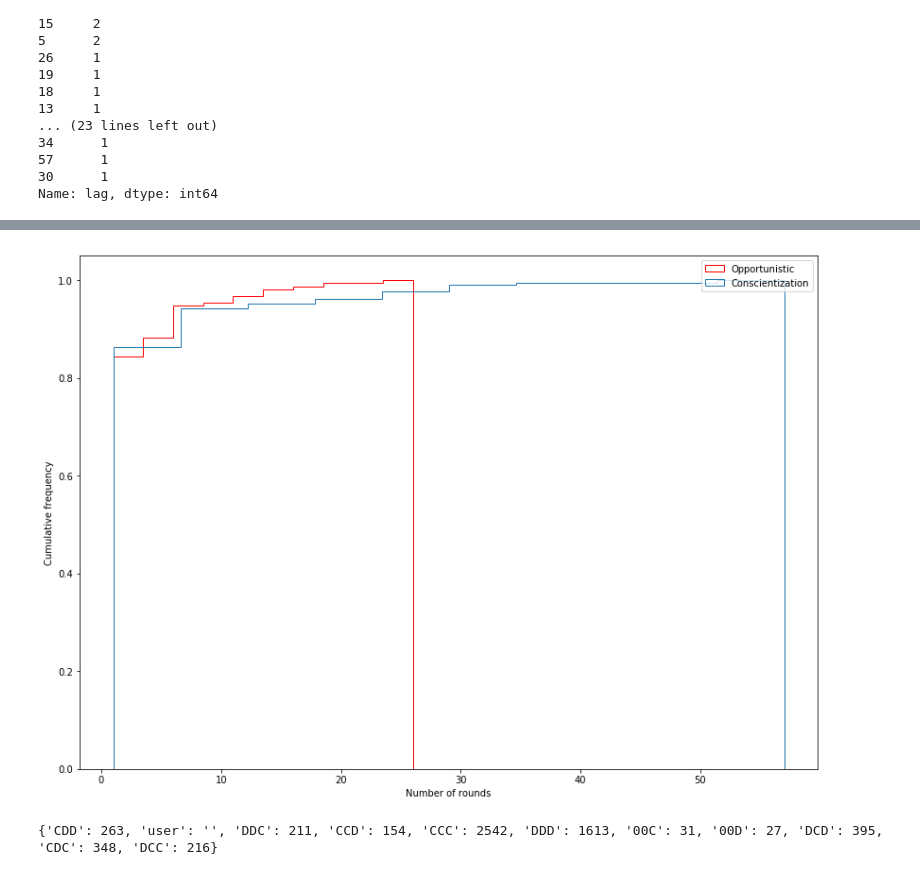
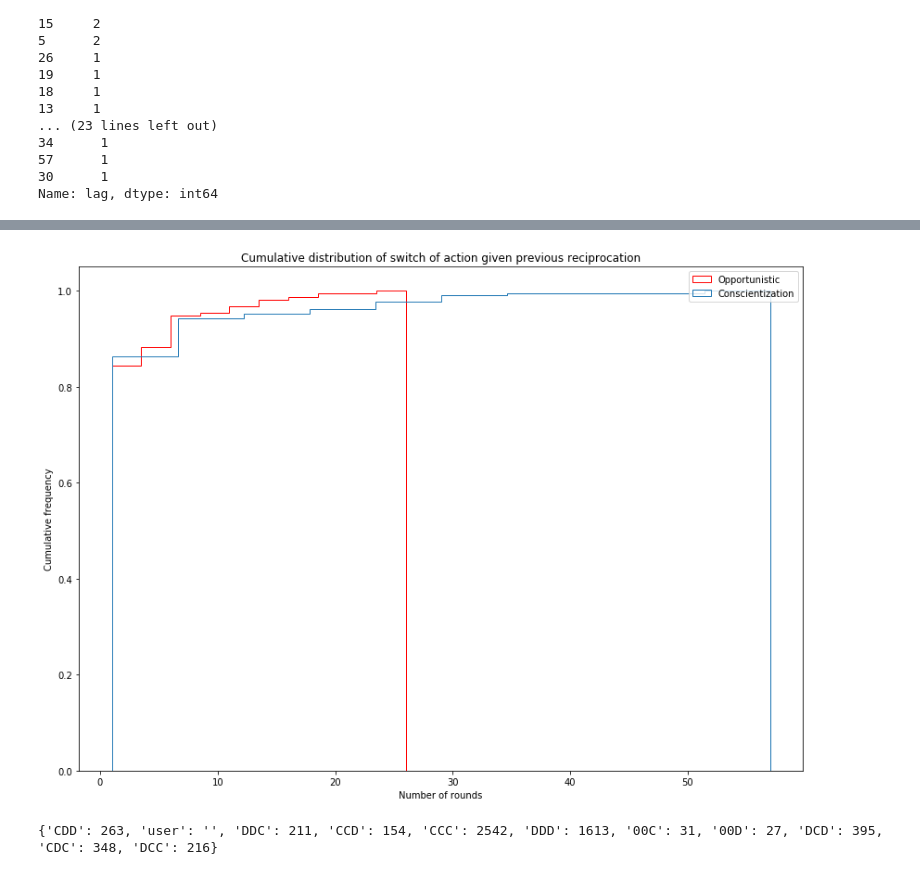
Before and after one commit to eladiomontero/DecisionTimes, a Jupyter notebook: First Experiments PD/decisionTimesAnalysis.ipynb, the cells around one changed output, grey strips where cells are left out. Drawn from its saved outputs; the diff is of its cells as text; code cells hidden in the pictures.

```diff
--- a/First Experiments PD/decisionTimesAnalysis.ipynb
+++ b/First Experiments PD/decisionTimesAnalysis.ipynb
@@ -783,26 +849,27 @@ plt.show()
 # %%
 plt.figure(figsize = (14,10))
 switches.loc[(switches.context == "C") & (switches.type == "CD")].lag.plot(
     kind = "hist",
     cumulative = 1,
     density = True,
     histtype='step',
     color = "r",
     label = "Opportunistic")
 
 switches.loc[(switches.context == "D") & (switches.type == "DC")].lag.plot(
     kind = "hist",
     cumulative = 1,
     density = True,
     histtype='step',
     label = "Conscientization"
 )
 plt.legend(loc = "best")
 plt.ylabel("Cumulative frequency")
 plt.xlabel("Number of rounds")
+plt.title("Cumulative distribution of switch of action given previous reciprocation")
 plt.show()
 # %% [output]
-[figure, old version]
+[figure, new version]
 # %%
 def actionCounts(actions, user):
     act_df = {'user':user,'00D':0,'00C':0,'DCD':0,'CDC':0,'CCC':0,'CDD':0,'CCD':0,'DDC':0,'DCC':0,'DDD':0}
```
Also changed, not shown: parts of 32 cells of this notebook, 4 other files.
